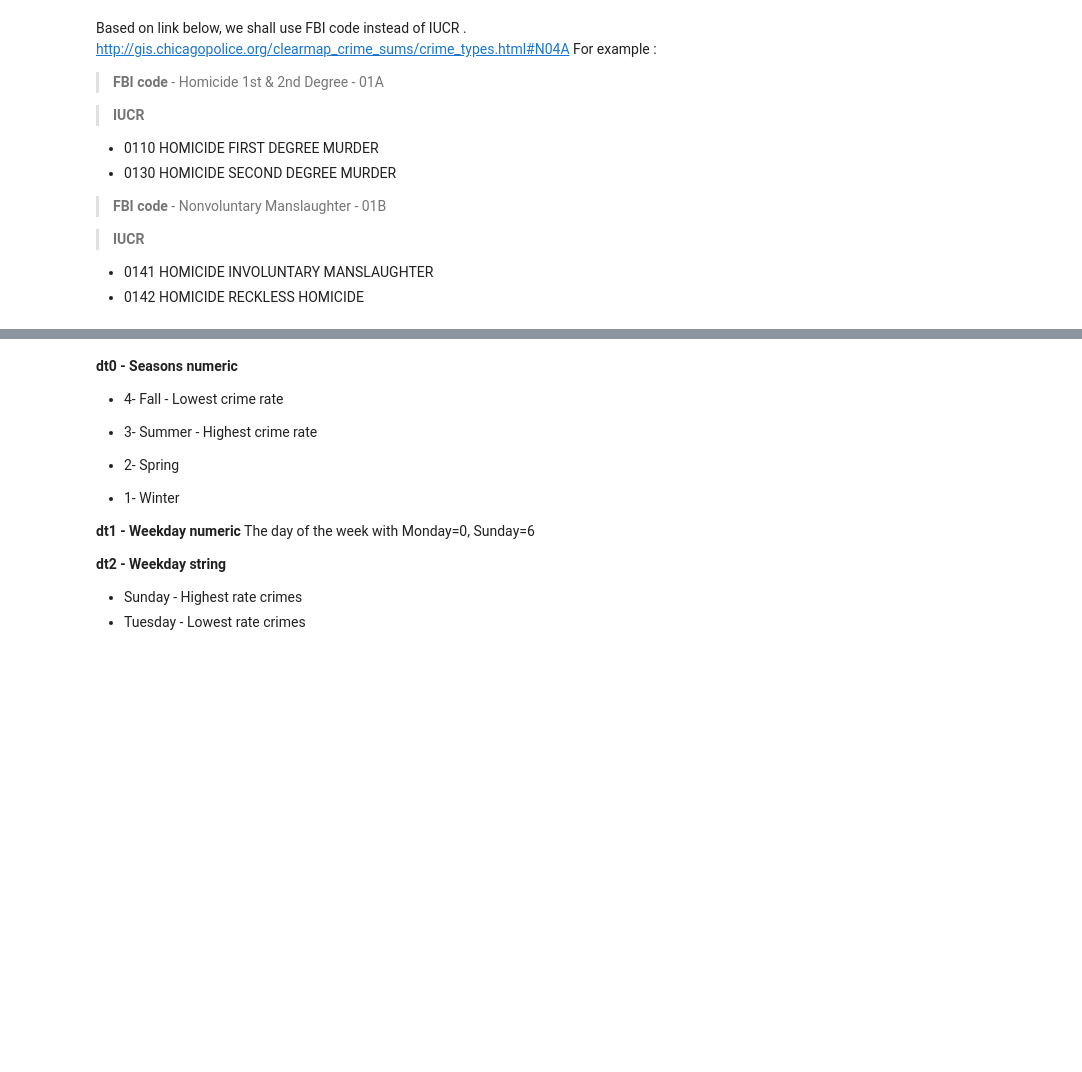
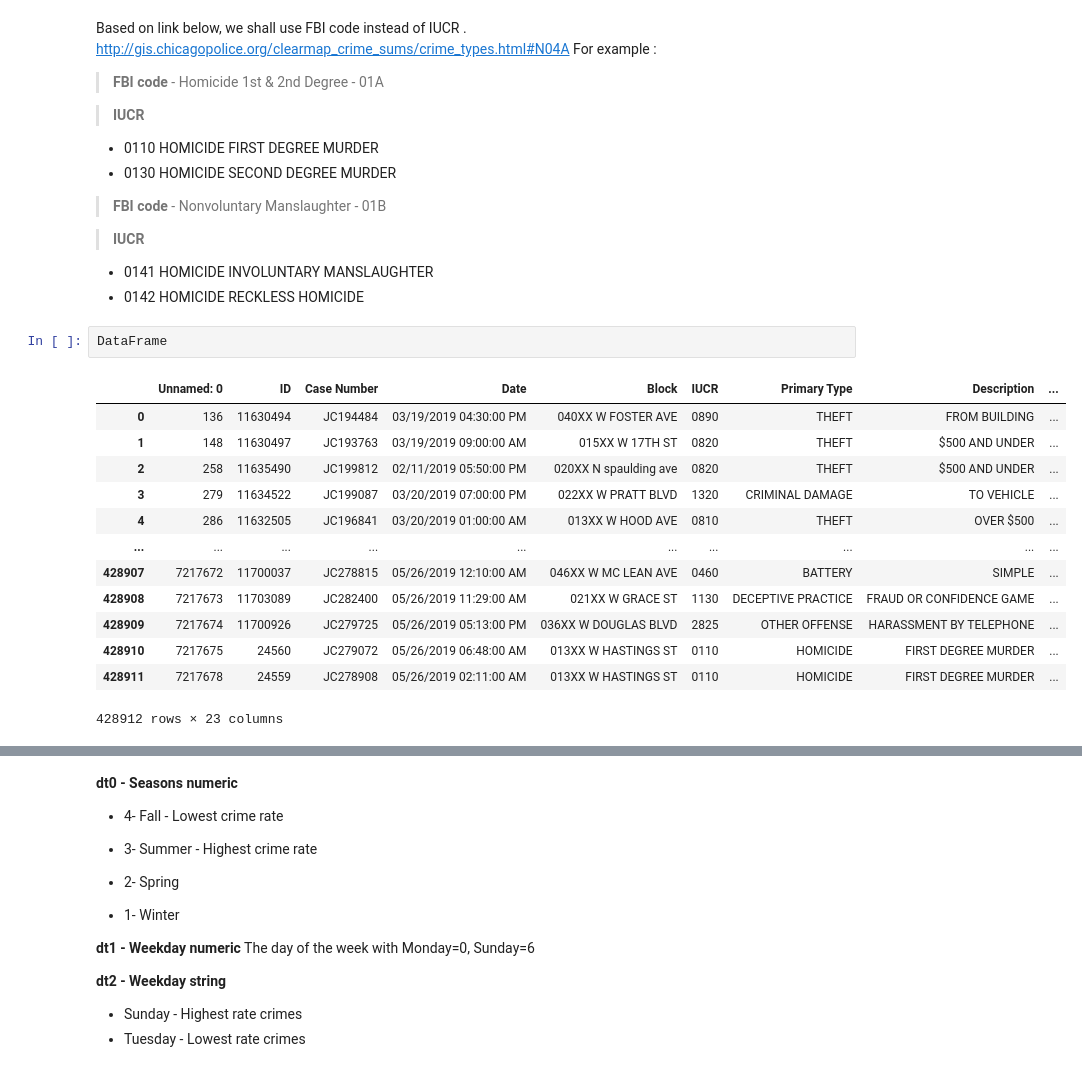
Before and after one commit to ShaharBirzon/ChicagoCrime-MSI, a Jupyter notebook: Chicago_ML_Skeleton.ipynb, the cells around one changed output, grey strips where cells are left out. Drawn from its saved outputs; the diff is of its cells as text; blank space fills up the shorter version.

```diff
--- a/Chicago_ML_Skeleton.ipynb
+++ b/Chicago_ML_Skeleton.ipynb
@@ -60,6 +67,22 @@ For example :
 > **IUCR**
 *    0141 HOMICIDE INVOLUNTARY MANSLAUGHTER
 *    0142 HOMICIDE RECKLESS HOMICIDE
+# %%
+DataFrame
+# %% [output]
+|  | Unnamed: 0 | ID | Case Number | Date | Block | IUCR | Primary Type | Description | ... |
+| 0 | 136 | 11630494 | JC194484 | 03/19/2019 04:30:00 PM | 040XX W FOSTER AVE | 0890 | THEFT | FROM BUILDING | ... |
+| 1 | 148 | 11630497 | JC193763 | 03/19/2019 09:00:00 AM | 015XX W 17TH ST | 0820 | THEFT | $500 AND UNDER | ... |
+| 2 | 258 | 11635490 | JC199812 | 02/11/2019 05:50:00 PM | 020XX N spaulding ave | 0820 | THEFT | $500 AND UNDER | ... |
+| 3 | 279 | 11634522 | JC199087 | 03/20/2019 07:00:00 PM | 022XX W PRATT BLVD | 1320 | CRIMINAL DAMAGE | TO VEHICLE | ... |
+| 4 | 286 | 11632505 | JC196841 | 03/20/2019 01:00:00 AM | 013XX W HOOD AVE | 0810 | THEFT | OVER $500 | ... |
+| ... | ... | ... | ... | ... | ... | ... | ... | ... | ... |
+| 428907 | 7217672 | 11700037 | JC278815 | 05/26/2019 12:10:00 AM | 046XX W MC LEAN AVE | 0460 | BATTERY | SIMPLE | ... |
+| 428908 | 7217673 | 11703089 | JC282400 | 05/26/2019 11:29:00 AM | 021XX W GRACE ST | 1130 | DECEPTIVE PRACTICE | FRAUD OR CONFIDENCE GAME | ... |
+| 428909 | 7217674 | 11700926 | JC279725 | 05/26/2019 05:13:00 PM | 036XX W DOUGLAS BLVD | 2825 | OTHER OFFENSE | HARASSMENT BY TELEPHONE | ... |
+| 428910 | 7217675 | 24560 | JC279072 | 05/26/2019 06:48:00 AM | 013XX W HASTINGS ST | 0110 | HOMICIDE | FIRST DEGREE MURDER | ... |
+| 428911 | 7217678 | 24559 | JC278908 | 05/26/2019 02:11:00 AM | 013XX W HASTINGS ST | 0110 | HOMICIDE | FIRST DEGREE MURDER | ... |
+428912 rows × 23 columns
 # %%
 DataFrame.columns
 # %% [output]
```
Also changed, not shown: parts of 47 cells of this notebook.
